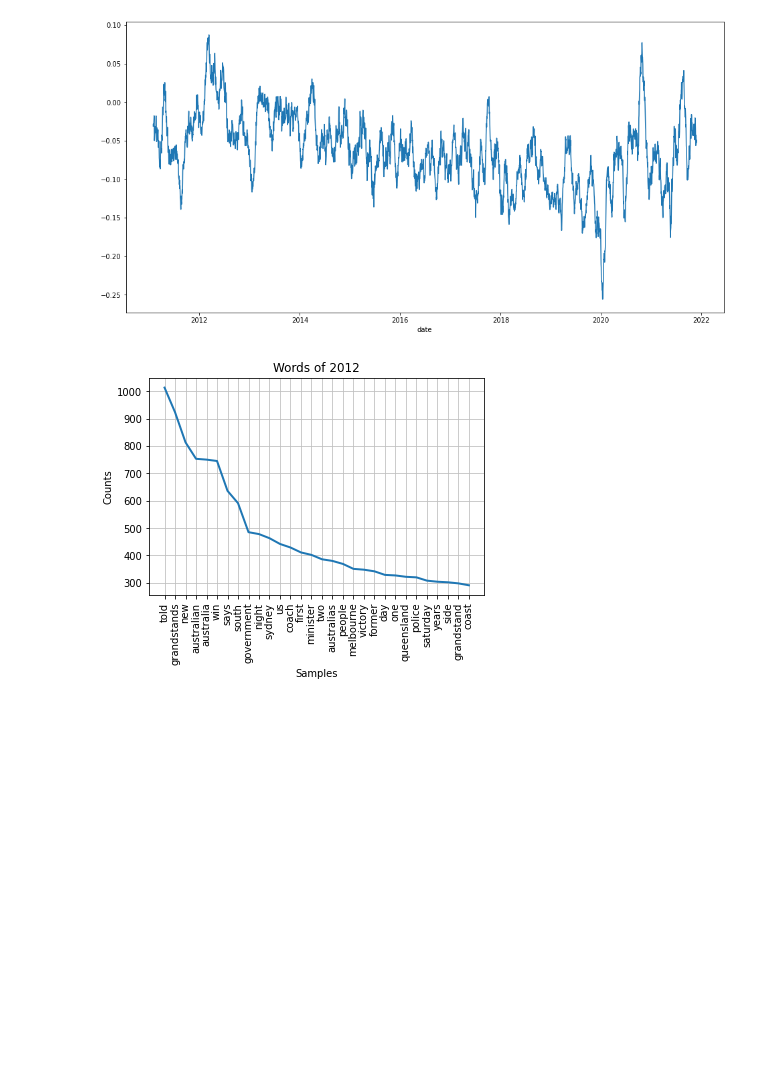
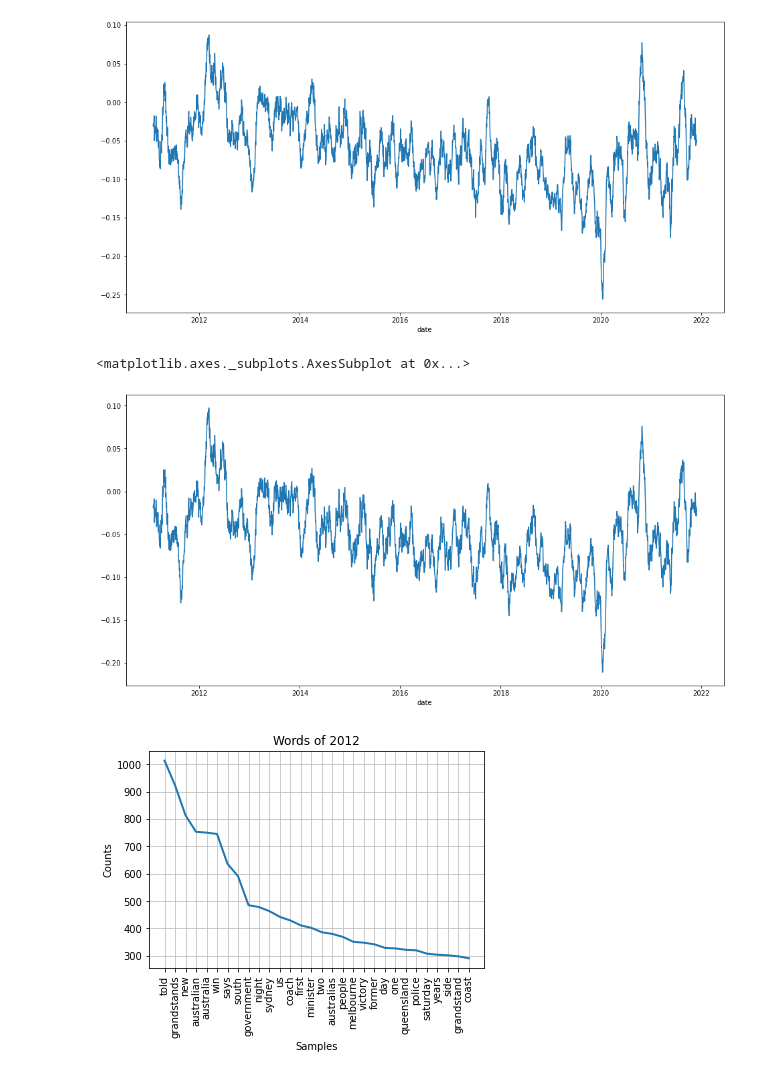
Before and after one commit to ChrisFJardine/Masterclass, a Jupyter notebook: CJardineAssignment3__Wrangling.ipynb, the cells around one changed output. Drawn from its saved outputs; the diff is of its cells as text; code cells hidden in the pictures; blank space fills up the shorter version.

```diff
--- a/CJardineAssignment3__Wrangling.ipynb
+++ b/CJardineAssignment3__Wrangling.ipynb
@@ -42,4 +52,11 @@ for x in range(news.shape[1]):
     if isinstance(news[x][y], str):
       docs.append(news[x][y])
 df = pd.DataFrame(docs)
+# %%
+#tokenise a doc into sentences then return the average sentiment score for all sentences
+def get_avg_sent(doc):
+  x = []
+  for sent in  nltk.sent_tokenize(doc):
+    x.append(sid.polarity_scores(sent)['compound'])
+  return(stat.mean(x))
 # %%
@@ -59,3 +71,9 @@ sid = SentimentIntensityAnalyzer()
 # %%
+#Get compount sentiment of each document
 df['sentiment'] = df.apply(lambda x: sid.polarity_scores(x.text), axis=1)
-df['compound']  = df['sentiment'].apply(lambda score_dict: score_dict['compound'])
+df['doc_sentiment']  = df['sentiment'].apply(lambda score_dict: score_dict['compound'])
+# %%
+#store text for .
+df['sentence_text'] = df[0]
+df['sentence_text'] = df['sentence_text'].str[16:]
+df['tokenised_avg_sentiment'] = df.apply(lambda x: get_avg_sent(x.sentence_text), axis = 1)
@@ -69,3 +91,4 @@ df_grouped['compound'].plot(figsize = (16,8))
 # %%
-df_grouped['sentiment'] = df_grouped['compound'].rolling(window=30).mean()
+df_grouped['rolling_doc_sentiment'] = df_grouped['doc_sentiment'].rolling(window=30).mean()
+df_grouped['rolling_tokenised_avg_sentiment'] = df_grouped['tokenised_avg_sentiment'].rolling(window=30).mean()
 # %%
@@ -73,6 +96,11 @@ df_grouped['sentiment'].plot(figsize = (16,8))
 # %% [output]
 <matplotlib.axes._subplots.AxesSubplot at 0x...>
 [figure]
+# %%
+df_grouped['rolling_tokenised_avg_sentiment'].plot(figsize = (16,8))
+# %% [output]
+<matplotlib.axes._subplots.AxesSubplot at 0x...>
+[figure, added]
 # %%
 stop = stopwords.words('english')
 df['words'] = df['text'].apply(lambda x: ' '.join([item for item in x.split() if item not in stop]))
```
Also changed, not shown: parts of 10 cells of this notebook.
